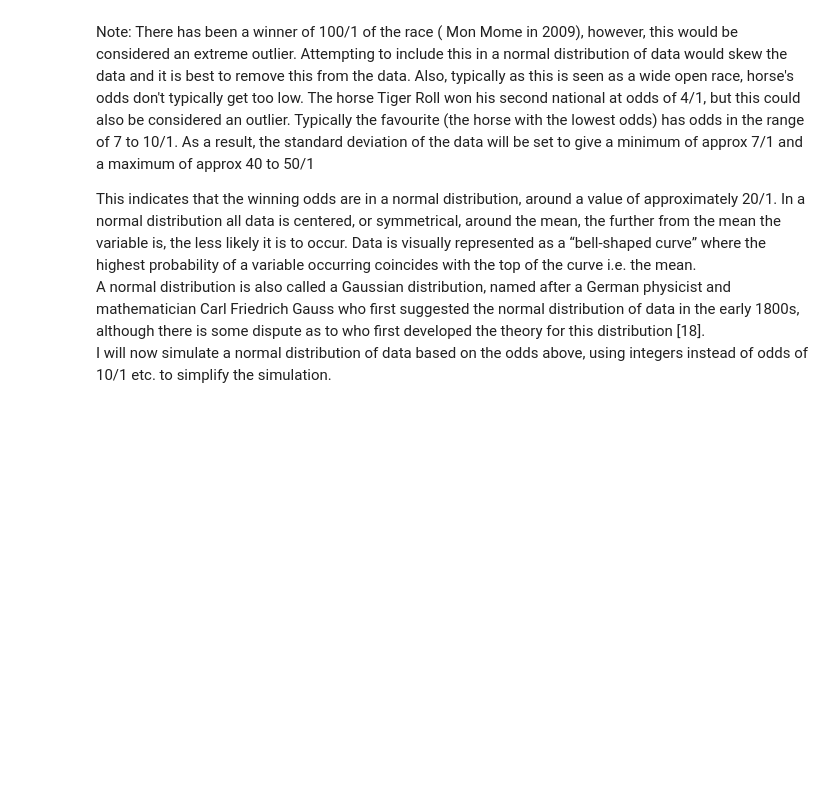
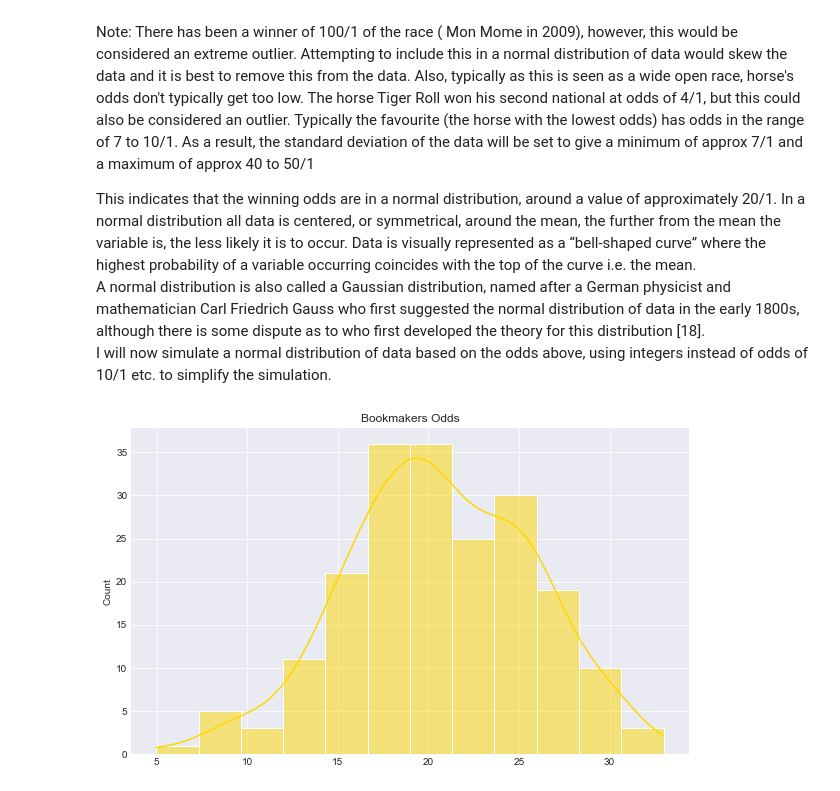
Before and after one commit to G00398275/PFDA-Simulate, a Jupyter notebook: Simulate.ipynb, the cells around one changed output. Saved outputs shown, nothing was run; the diff lists cells and outputs as text; code cells hidden in the pictures; blank space fills up the shorter version.

```diff
--- a/Simulate.ipynb
+++ b/Simulate.ipynb
@@ -289,3 +289,17 @@ Note: There has been a winner of 100/1 of the race ( Mon Mome in 2009), however,
 This indicates that the winning odds are in a normal distribution, around a value of approximately 20/1. In a normal distribution all data is centered, or symmetrical, around the mean, the further from the mean the variable is, the less likely it is to occur. Data is visually represented as a “bell-shaped curve” where the highest probability of a variable occurring coincides with the top of the curve i.e. the mean.
 A normal distribution is also called a Gaussian distribution, named after a German physicist and mathematician Carl Friedrich Gauss who first suggested the normal distribution of data in the early 1800s, although there is some dispute as to who first developed the theory for this distribution [18].
 I will now simulate a normal distribution of data based on the odds above, using integers instead of odds of 10/1 etc. to simplify the simulation.
+# %%
+# Generating the set of data
+# Setting mean as twenty, standard deviation as 5,
+# 97% of data will be within 5 and 35 in this case (3 x Std Dev)
+odds = np.random.normal(20, 5, 200)
+
+# Plotting (Using Seaborn for variation in style)
+for style in ['darkgrid']:
+    sns.set_style(style)
+    sns.histplot(data = odds, color = 'gold', kde = True,)
+    plt.title ("Bookmakers Odds")
+    plt.show()
+# %% [output]
+[figure, added]
```
Also changed, not shown: parts of 13 cells of this notebook.
